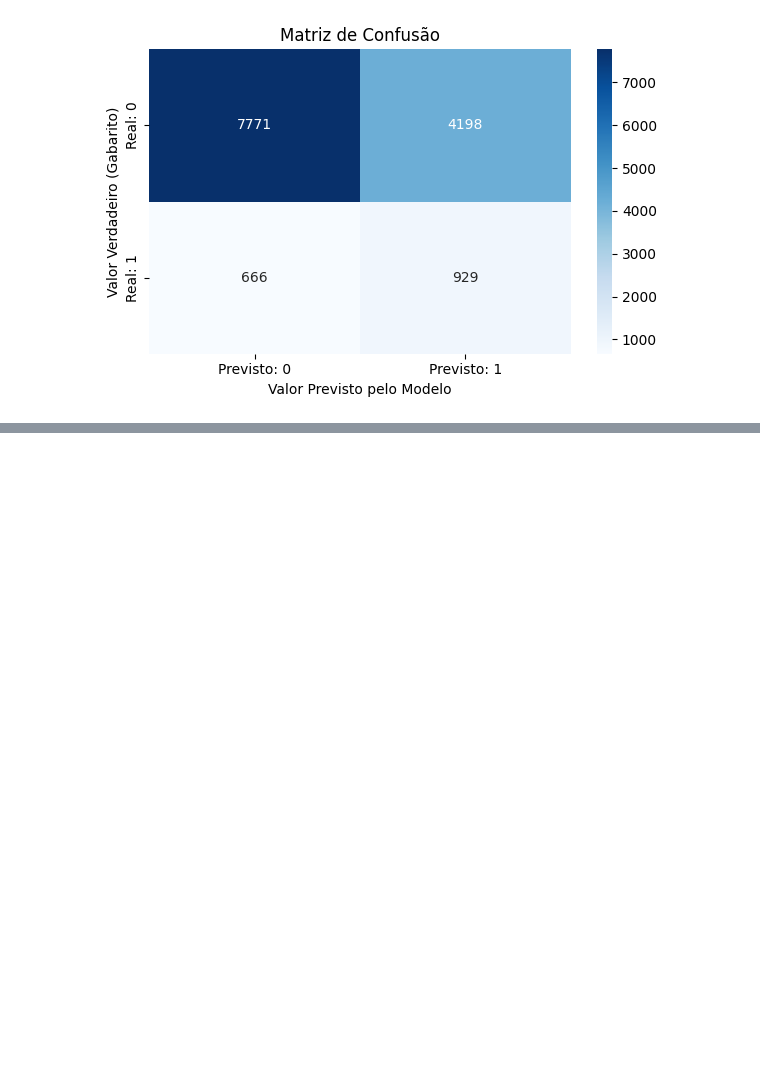
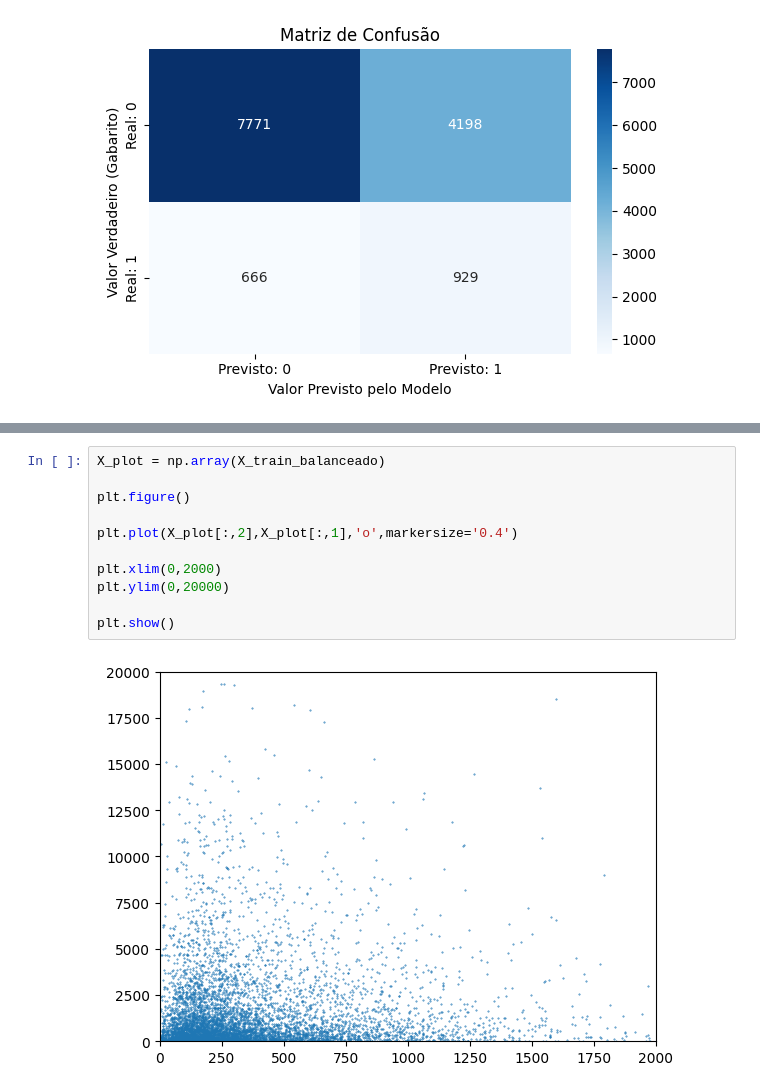
Before and after one commit to andrefsr/Estudos-em-Inteligencia-Artificial, a Jupyter notebook: Lista 1 - Aprendizado Estatístico/Bayes_classificator.ipynb, the cells around one changed output, grey strips where cells are left out. Drawn from its saved outputs; the diff is of its cells as text; blank space fills up the shorter version.

```diff
--- a/Lista 1 - Aprendizado Estatístico/Bayes_classificator.ipynb
+++ b/Lista 1 - Aprendizado Estatístico/Bayes_classificator.ipynb
@@ -68,0 +160,13 @@ Isto é, o fato de que a pessoa está devendo ou não, ou se ela tem ou não alg
+# %%
+X_plot = np.array(X_train_balanceado)
+
+plt.figure()
+
+plt.plot(X_plot[:,2],X_plot[:,1],'o',markersize='0.4')
+
+plt.xlim(0,2000)
+plt.ylim(0,20000)
+
+plt.show()
+# %% [output]
+[figure, added]
```
Also changed, not shown: parts of 10 cells of this notebook, 2 other files.
